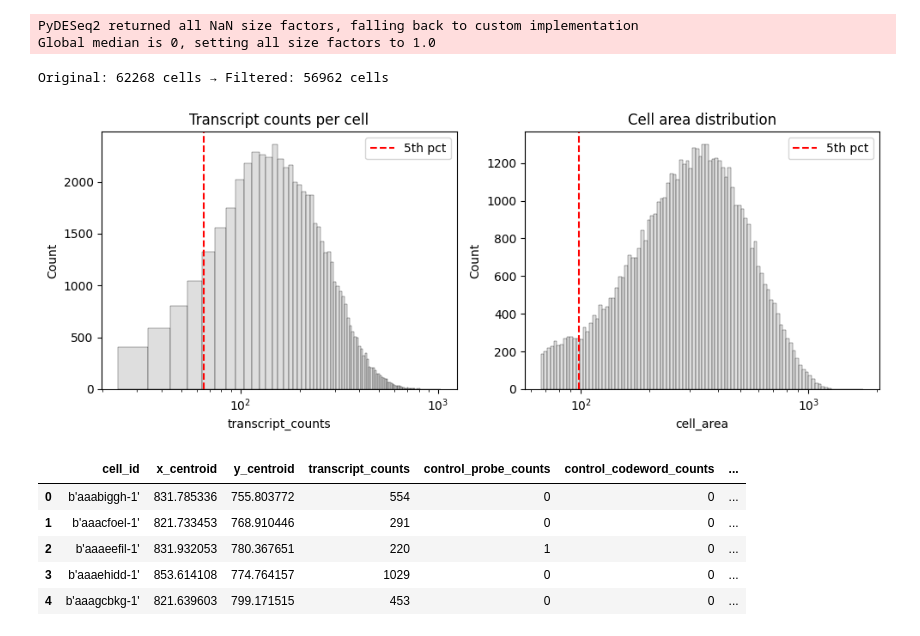
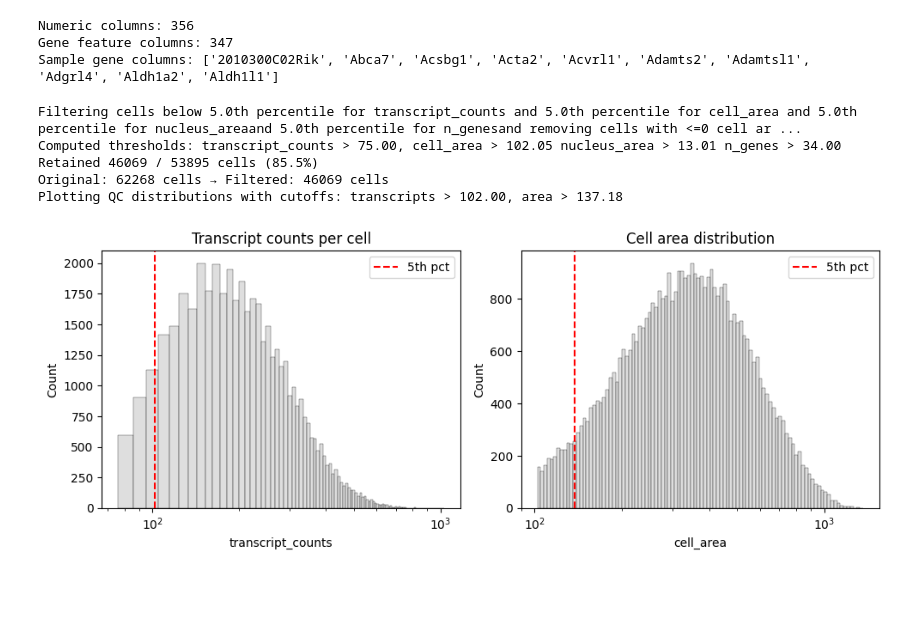
Before and after one commit to epfl-ada/ada-2025-project-adastraperaspera, a Jupyter notebook: results.ipynb, the cells around one changed output. Drawn from its saved outputs; the diff is of its cells as text; code cells hidden in the pictures; blank space fills up the shorter version.

```diff
--- a/results.ipynb
+++ b/results.ipynb
@@ -26,45 +86,32 @@ adata = load_expression_matrix(expr_path, False)
-# %%
-from src.scripts.preprocessing.normalization import pydeseq2_normalize_global
-from src.utils.logging_utils import logger# Apply PyDESeq2 normalization
-adata_normalized, size_factors = pydeseq2_normalize_global(
-    adata,
-    min_genes=20,
-    apply_log1p=True
-)
-# %% [output]
-PyDESeq2 returned all NaN size factors, falling back to custom implementation
-Global median is 0, setting all size factors to 1.0
 # %%
-from src.scripts.preprocessing.qc import filter_cells, plot_qc_distributions
-
-filtered_cells_df = filter_cells(cells_df, transcript_q=0.05, area_q=0.05)
-
-print(f"Original: {cells_df.shape[0]} cells → Filtered: {filtered_cells_df.shape[0]} cells")
-
-plot_qc_distributions(filtered_cells_df, transcript_q=0.05, area_q=0.05)
+# 3. Partition columns into meta columns and gene features
+num_cols = combined_df.select_dtypes(include=[np.number]).columns.tolist()
+gene_cols = [c for c in num_cols if c not in DEFAULT_META_COLS]
+meta, genes, info = split_meta_vs_genes(combined_df, meta_cols=DEFAULT_META_COLS)
+logger.info(f"Numeric columns: {info['n_numeric']}")
+logger.info(f"Gene feature columns: {info['n_genes']}")
+logger.info(f"Sample gene columns: {list(genes.columns[:10])}")
 # %% [output]
-Original: 62268 cells → Filtered: 56962 cells
+Numeric columns: 356
+Gene feature columns: 347
+Sample gene columns: ['2010300C02Rik', 'Abca7', 'Acsbg1', 'Acta2', 'Acvrl1', 'Adamts2', 'Adamtsl1', 'Adgrl4', 'Aldh1a2', 'Aldh1l1']
-[figure, removed]
 # %%
-from src.scripts.preprocessing.plaque_distance import (
-    compute_cell_to_plaque_distance,
-    load_plaque_polygons,
+# 4. Filter the cells with <=0 cell area / nucleus area / total number of nonzero genes
+# Remove all cells under the5th percentile of transcript count / cell area / nucleus area / total number of nonzero genes
+# TODO: the axi are wrong; update them and add nicer labels
+filtered_combined_df = filter_cells(
+    combined_df, transcript_q=0.05, area_q=0.05, nucleus_q=0.05, genes_q=0.05, gene_cols=gene_cols
 )
-
-# Paths
-
-plaques_path = "src/data/Xenium_V1_FFPE_TgCRND8_17_9_months/plaque_polygons.csv"
-plaques_gdf = load_plaque_polygons(plaques_path)
-
-# Compute per-cell distances
-cells_with_dist = compute_cell_to_plaque_distance(filtered_cells_df, plaques_gdf)
-
-cells_with_dist.head()
+filtered_combined_df = rename_centroid_columns(filtered_combined_df)
+logger.info(
+    f"Original: {cells_df.shape[0]} cells → Filtered: {filtered_combined_df.shape[0]} cells"
+)
+plot_qc_distributions(filtered_combined_df, transcript_q=0.05, area_q=0.05)
 # %% [output]
-|  | cell_id | x_centroid | y_centroid | transcript_counts | control_probe_counts | control_codeword_counts | ... |
-| 0 | b'aaabiggh-1' | 831.785336 | 755.803772 | 554 | 0 | 0 | ... |
-| 1 | b'aaacfoel-1' | 821.733453 | 768.910446 | 291 | 0 | 0 | ... |
-| 2 | b'aaaeefil-1' | 831.932053 | 780.367651 | 220 | 1 | 0 | ... |
-| 3 | b'aaaehidd-1' | 853.614108 | 774.764157 | 1029 | 0 | 0 | ... |
-| 4 | b'aaagcbkg-1' | 821.639603 | 799.171515 | 453 | 0 | 0 | ... |
+Filtering cells below 5.0th percentile for transcript_counts and 5.0th percentile for cell_area and 5.0th percentile for nucleus_areaand 5.0th percentile for n_genesand removing cells with <=0 cell ar ...
+Computed thresholds: transcript_counts > 75.00, cell_area > 102.05 nucleus_area > 13.01 n_genes > 34.00
+Retained 46069 / 53895 cells (85.5%)
+Original: 62268 cells → Filtered: 46069 cells
+Plotting QC distributions with cutoffs: transcripts > 102.00, area > 137.18
+[figure, added]
 # %%
```
Also changed, not shown: parts of 65 cells of this notebook, 11 other files.
